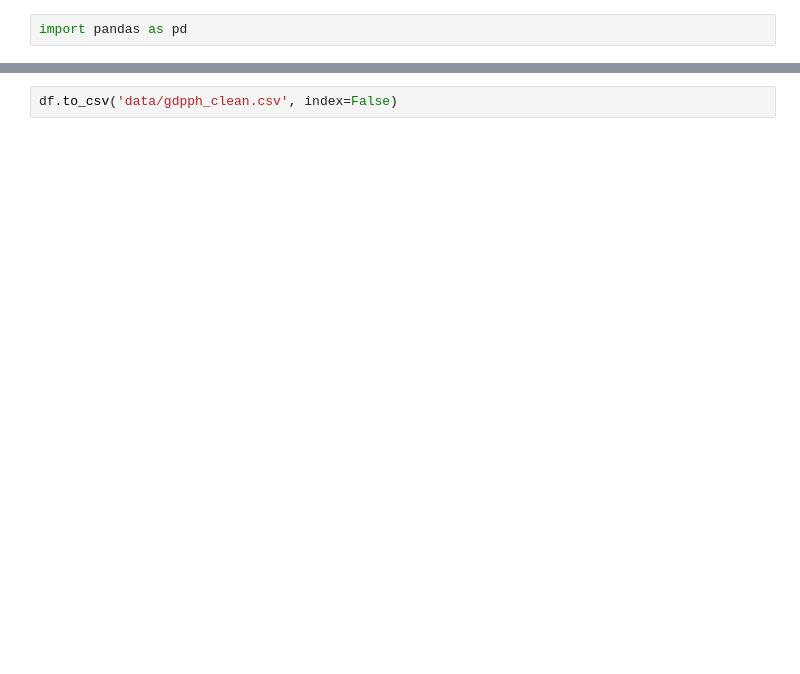
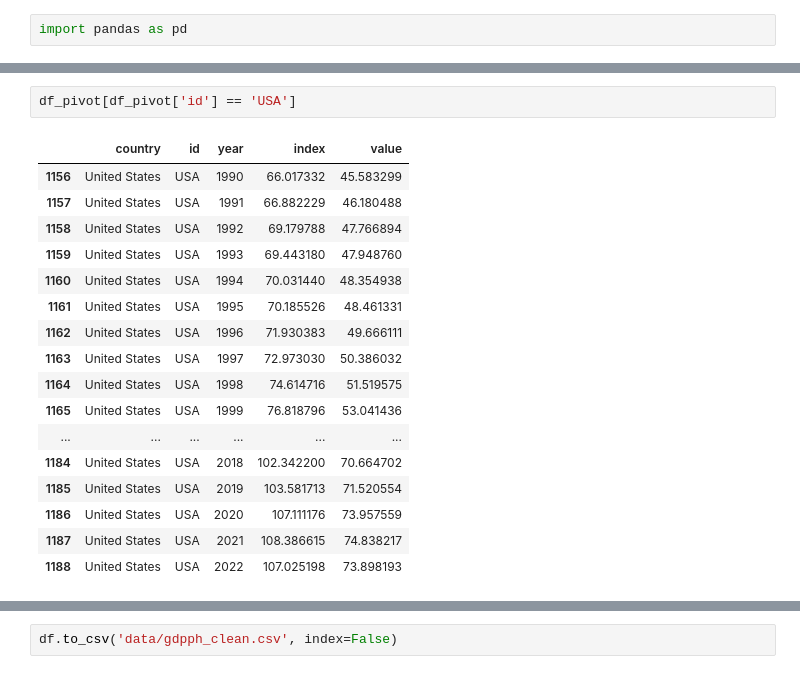
Before and after one commit to gmelmed/gmelmed.github.io, a Jupyter notebook: cc3_data.ipynb, the cells around one changed output, grey strips where cells are left out. Saved outputs shown, nothing was run; the diff lists cells and outputs as text; blank space fills up the shorter version.

```diff
--- a/cc3_data.ipynb
+++ b/cc3_data.ipynb
@@ -32,0 +61,20 @@ df
+# %%
+df_pivot[df_pivot['id'] == 'USA']
+# %% [output]
+|  | country | id | year | index | value |
+| 1156 | United States | USA | 1990 | 66.017332 | 45.583299 |
+| 1157 | United States | USA | 1991 | 66.882229 | 46.180488 |
+| 1158 | United States | USA | 1992 | 69.179788 | 47.766894 |
+| 1159 | United States | USA | 1993 | 69.443180 | 47.948760 |
+| 1160 | United States | USA | 1994 | 70.031440 | 48.354938 |
+| 1161 | United States | USA | 1995 | 70.185526 | 48.461331 |
+| 1162 | United States | USA | 1996 | 71.930383 | 49.666111 |
+| 1163 | United States | USA | 1997 | 72.973030 | 50.386032 |
+| 1164 | United States | USA | 1998 | 74.614716 | 51.519575 |
+| 1165 | United States | USA | 1999 | 76.818796 | 53.041436 |
+| ... | ... | ... | ... | ... | ... |
+| 1184 | United States | USA | 2018 | 102.342200 | 70.664702 |
+| 1185 | United States | USA | 2019 | 103.581713 | 71.520554 |
+| 1186 | United States | USA | 2020 | 107.111176 | 73.957559 |
+| 1187 | United States | USA | 2021 | 108.386615 | 74.838217 |
+| 1188 | United States | USA | 2022 | 107.025198 | 73.898193 |
```
Also changed, not shown: parts of 11 cells of this notebook, 1 other file.
